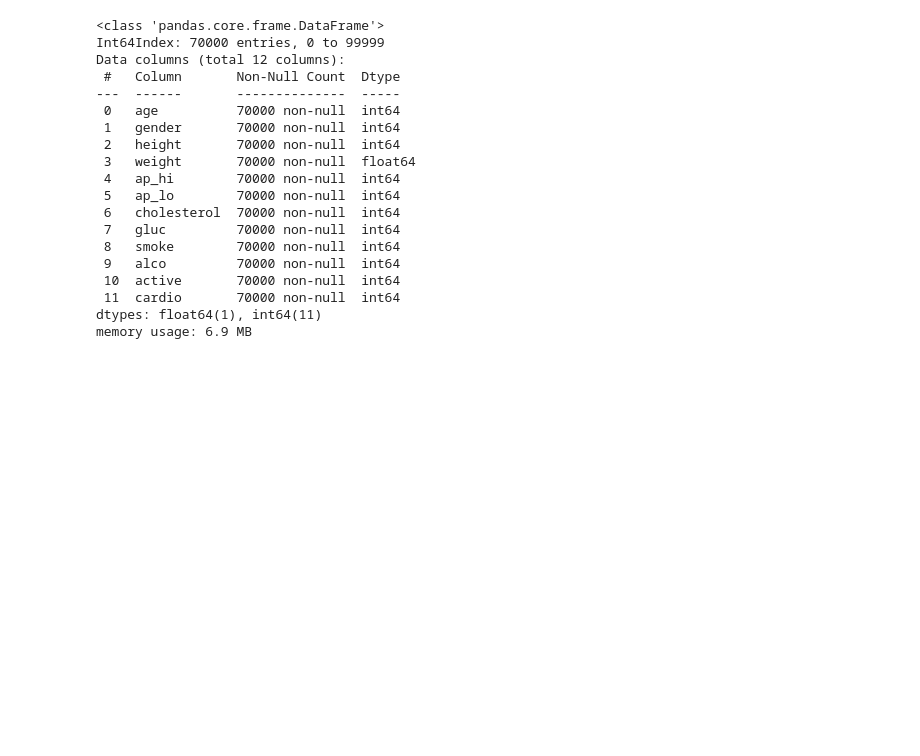
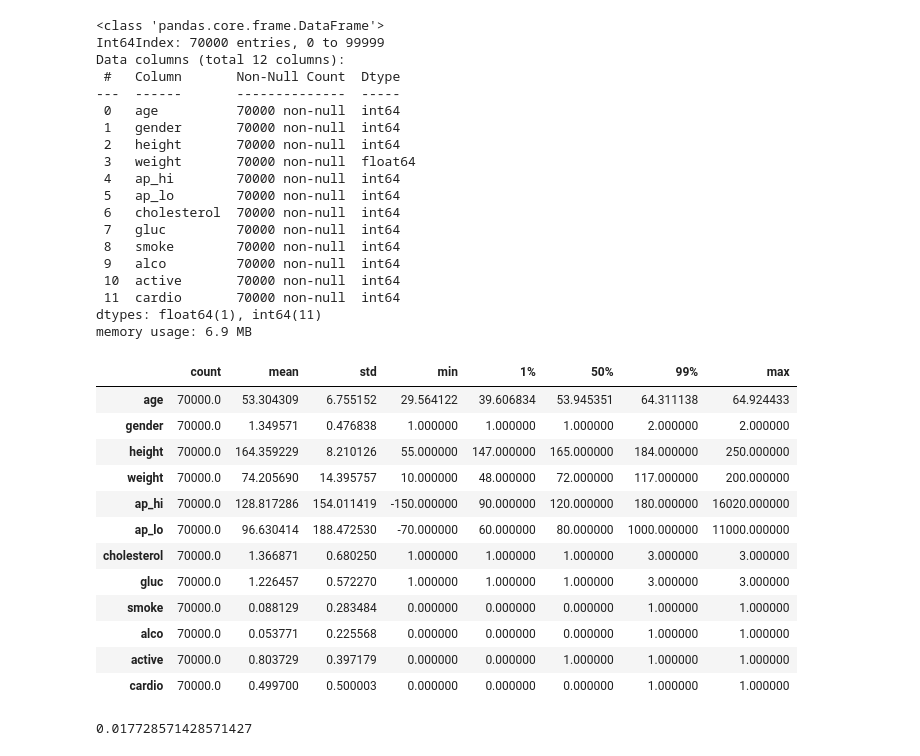
Before and after one commit to Chirag314/Interpretable-machine-learning, a Jupyter notebook: CVD.ipynb, the cells around one changed output. Drawn from its saved outputs; the diff is of its cells as text; code cells hidden in the pictures; blank space fills up the shorter version.

```diff
--- a/CVD.ipynb
+++ b/CVD.ipynb
@@ -70,3 +70,34 @@ Data columns (total 12 columns):
  11  cardio       70000 non-null  int64
 dtypes: float64(1), int64(11)
 memory usage: 6.9 MB
+# %%
+#Age is measured in days here so we should convert in years
+train['age']=train['age']/365.24
+# %%
+train.describe(percentiles=[.01,.99]).transpose()
+# %% [output]
+|  | count | mean | std | min | 1% | 50% | 99% | max |
+| age | 70000.0 | 53.304309 | 6.755152 | 29.564122 | 39.606834 | 53.945351 | 64.311138 | 64.924433 |
+| gender | 70000.0 | 1.349571 | 0.476838 | 1.000000 | 1.000000 | 1.000000 | 2.000000 | 2.000000 |
+| height | 70000.0 | 164.359229 | 8.210126 | 55.000000 | 147.000000 | 165.000000 | 184.000000 | 250.000000 |
+| weight | 70000.0 | 74.205690 | 14.395757 | 10.000000 | 48.000000 | 72.000000 | 117.000000 | 200.000000 |
+| ap_hi | 70000.0 | 128.817286 | 154.011419 | -150.000000 | 90.000000 | 120.000000 | 180.000000 | 16020.000000 |
+| ap_lo | 70000.0 | 96.630414 | 188.472530 | -70.000000 | 60.000000 | 80.000000 | 1000.000000 | 11000.000000 |
+| cholesterol | 70000.0 | 1.366871 | 0.680250 | 1.000000 | 1.000000 | 1.000000 | 3.000000 | 3.000000 |
+| gluc | 70000.0 | 1.226457 | 0.572270 | 1.000000 | 1.000000 | 1.000000 | 3.000000 | 3.000000 |
+| smoke | 70000.0 | 0.088129 | 0.283484 | 0.000000 | 0.000000 | 0.000000 | 1.000000 | 1.000000 |
+| alco | 70000.0 | 0.053771 | 0.225568 | 0.000000 | 0.000000 | 0.000000 | 1.000000 | 1.000000 |
+| active | 70000.0 | 0.803729 | 0.397179 | 0.000000 | 0.000000 | 1.000000 | 1.000000 | 1.000000 |
+| cardio | 70000.0 | 0.499700 | 0.500003 | 0.000000 | 0.000000 | 0.000000 | 1.000000 | 1.000000 |
+# %%
+#there are some anomalous outliers for ap_hi and ap_lo. Blood pressure can’t be negative, and the highest ever recorded was 370. Keeping these outliers in there can lead to poor model performance and interpretability.
+# Almost 2 percent data are outliers or incorrect values as blood pressure values can not be these extreme
+outliers=train[
+              (train['ap_hi']>370)
+               | (train['ap_hi']<=40)|
+               (train['ap_lo']>370) |
+               (train['ap_lo']<=40)
+               ].index
+print(len(outliers)/train.shape[0])
+# %% [output]
+0.017728571428571427
```
Also changed, not shown: parts of 13 cells of this notebook.
